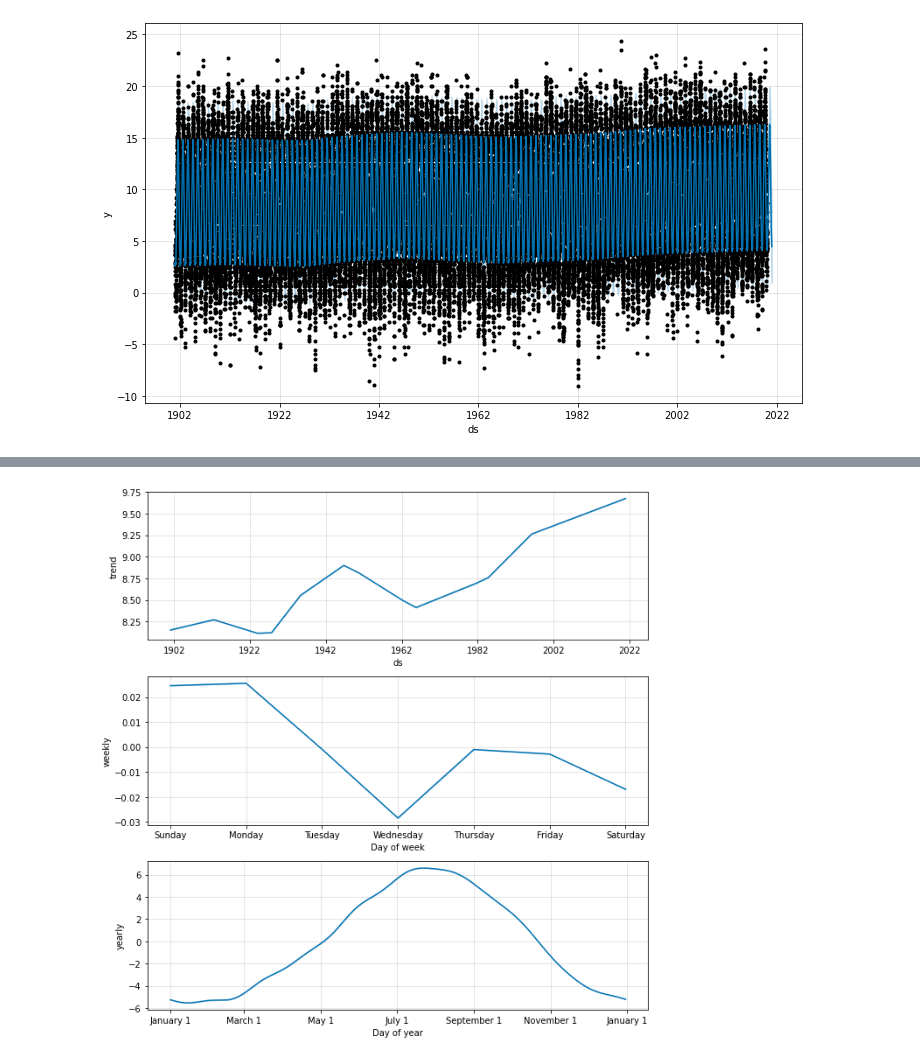
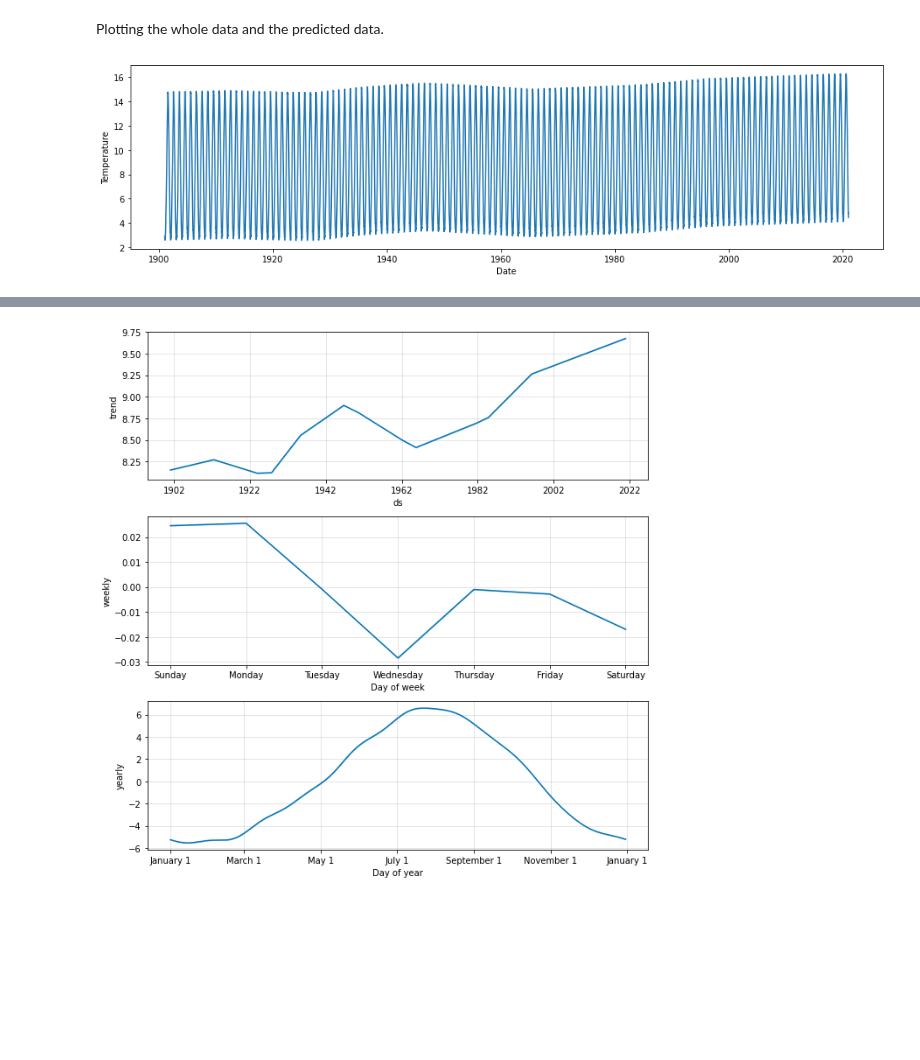
Before and after one commit to fww228/ees-mini-project, a Jupyter notebook: proj.ipynb, the cells around one changed output, grey strips where cells are left out. Saved outputs shown, nothing was run; the diff lists cells and outputs as text; code cells hidden in the pictures; blank space fills up the shorter version.

```diff
--- a/proj.ipynb
+++ b/proj.ipynb
@@ -110,4 +121,10 @@ forecast[['ds', 'yhat', 'yhat_lower', 'yhat_upper']].tail()
-# %%
-fig1 = pp_model.plot(forecast)
-# %% [output]
-[figure, removed]
+# %% [markdown]
+Plotting the whole data and the predicted data.
+# %%
+plt.figure(figsize=(16, 4))
+plt.plot(forecast['ds'], forecast['yhat'], label='Prediction')
+plt.xlabel('Date')
+plt.ylabel('Temperature')
+plt.show()
+# %% [output]
+[figure, added]
```
Also changed, not shown: parts of 40 cells of this notebook.
